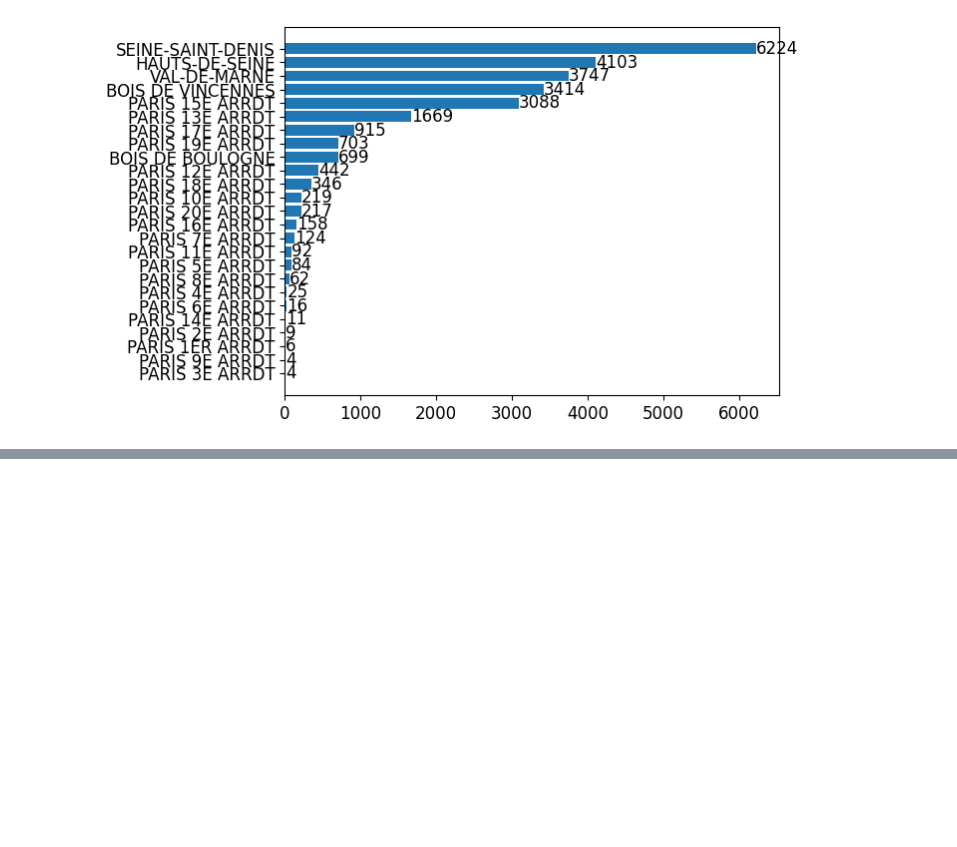
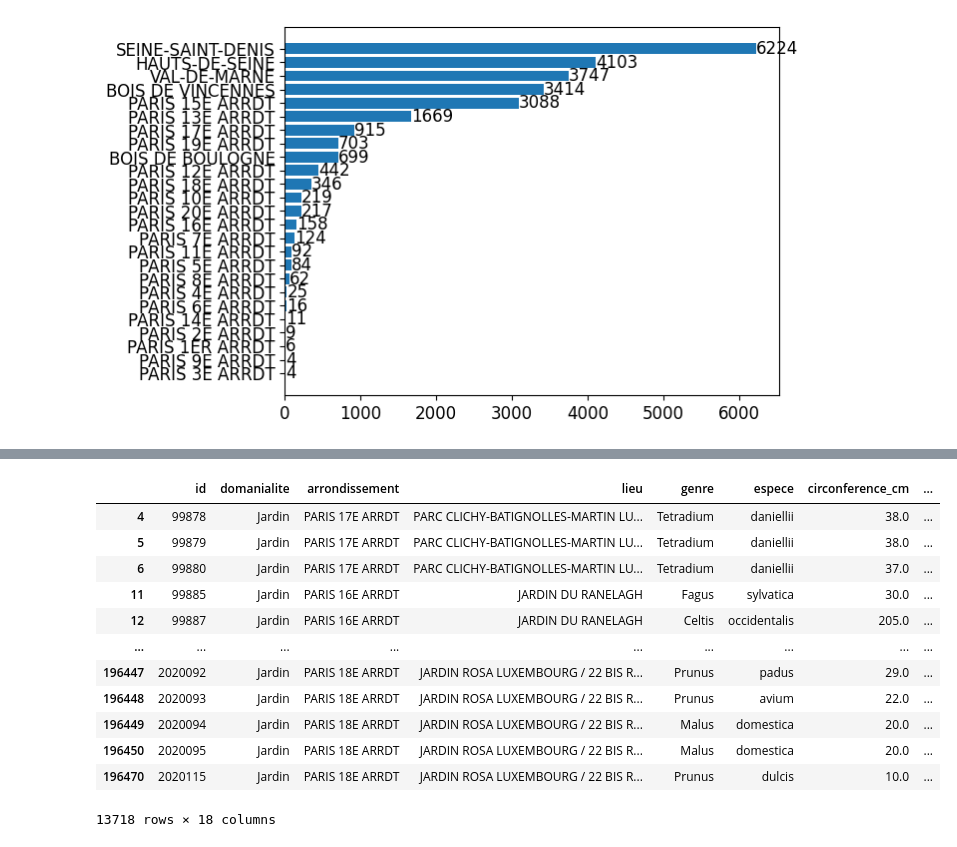
Before and after one commit to ClementPatin/OC-P2, a Jupyter notebook: Patin_Clement_1_notebook_032023.ipynb, the cells around one changed output, grey strips where cells are left out. Saved outputs shown, nothing was run; the diff lists cells and outputs as text; code cells hidden in the pictures; blank space fills up the shorter version.

```diff
--- a/Patin_Clement_1_notebook_032023.ipynb
+++ b/Patin_Clement_1_notebook_032023.ipynb
@@ -902,0 +964,17 @@ plt.show()
+# %%
+test=dataPropre.loc[dataPropre.hauteur_cm==0,:]
+test
+# %% [output]
+|  | id | domanialite | arrondissement | lieu | genre | espece | circonference_cm | ... |
+| 4 | 99878 | Jardin | PARIS 17E ARRDT | PARC CLICHY-BATIGNOLLES-MARTIN LU... | Tetradium | daniellii | 38.0 | ... |
+| 5 | 99879 | Jardin | PARIS 17E ARRDT | PARC CLICHY-BATIGNOLLES-MARTIN LU... | Tetradium | daniellii | 38.0 | ... |
+| 6 | 99880 | Jardin | PARIS 17E ARRDT | PARC CLICHY-BATIGNOLLES-MARTIN LU... | Tetradium | daniellii | 37.0 | ... |
+| 11 | 99885 | Jardin | PARIS 16E ARRDT | JARDIN DU RANELAGH | Fagus | sylvatica | 30.0 | ... |
+| 12 | 99887 | Jardin | PARIS 16E ARRDT | JARDIN DU RANELAGH | Celtis | occidentalis | 205.0 | ... |
+| ... | ... | ... | ... | ... | ... | ... | ... | ... |
+| 196447 | 2020092 | Jardin | PARIS 18E ARRDT | JARDIN ROSA LUXEMBOURG / 22 BIS R... | Prunus | padus | 29.0 | ... |
+| 196448 | 2020093 | Jardin | PARIS 18E ARRDT | JARDIN ROSA LUXEMBOURG / 22 BIS R... | Prunus | avium | 22.0 | ... |
+| 196449 | 2020094 | Jardin | PARIS 18E ARRDT | JARDIN ROSA LUXEMBOURG / 22 BIS R... | Malus | domestica | 20.0 | ... |
+| 196450 | 2020095 | Jardin | PARIS 18E ARRDT | JARDIN ROSA LUXEMBOURG / 22 BIS R... | Malus | domestica | 20.0 | ... |
+| 196470 | 2020115 | Jardin | PARIS 18E ARRDT | JARDIN ROSA LUXEMBOURG / 22 BIS R... | Prunus | dulcis | 10.0 | ... |
+13718 rows × 18 columns
```
Also changed, not shown: parts of 41 cells of this notebook.
